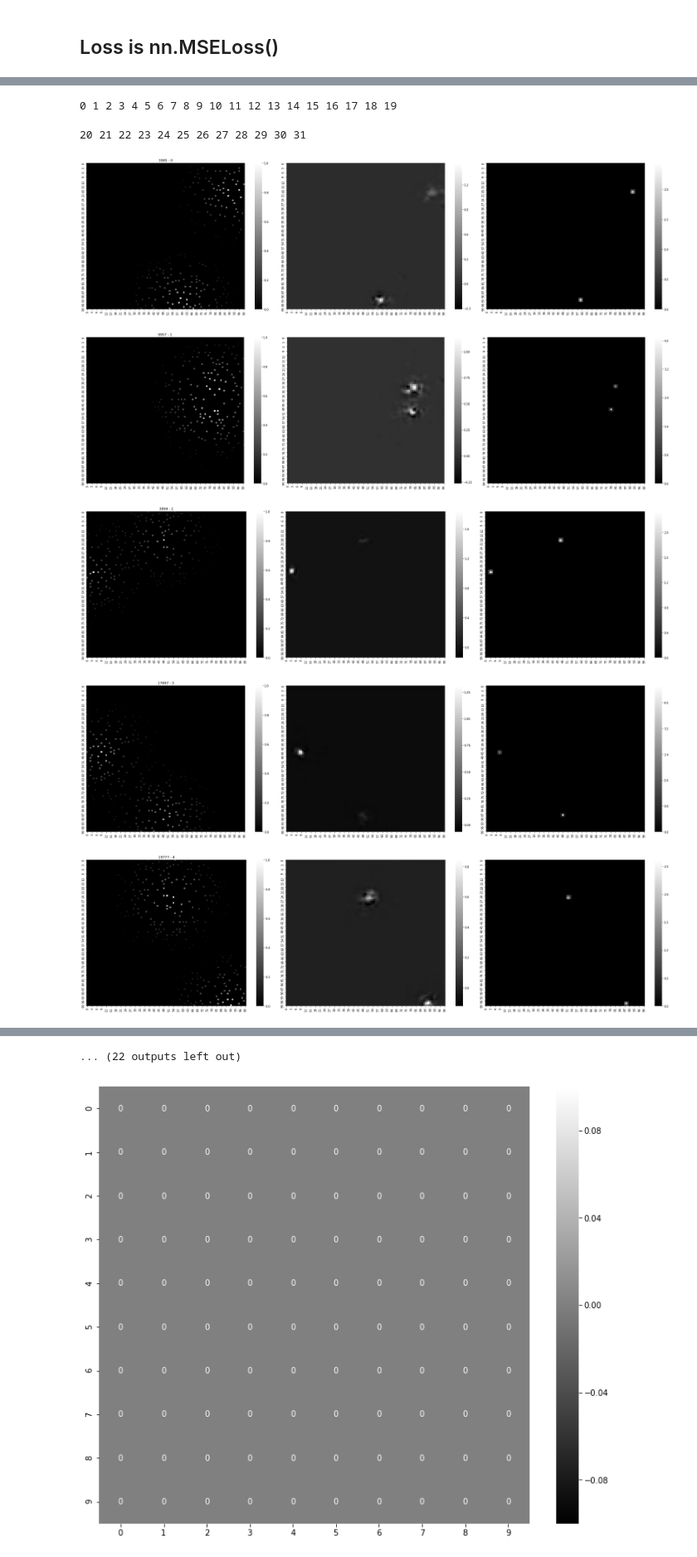
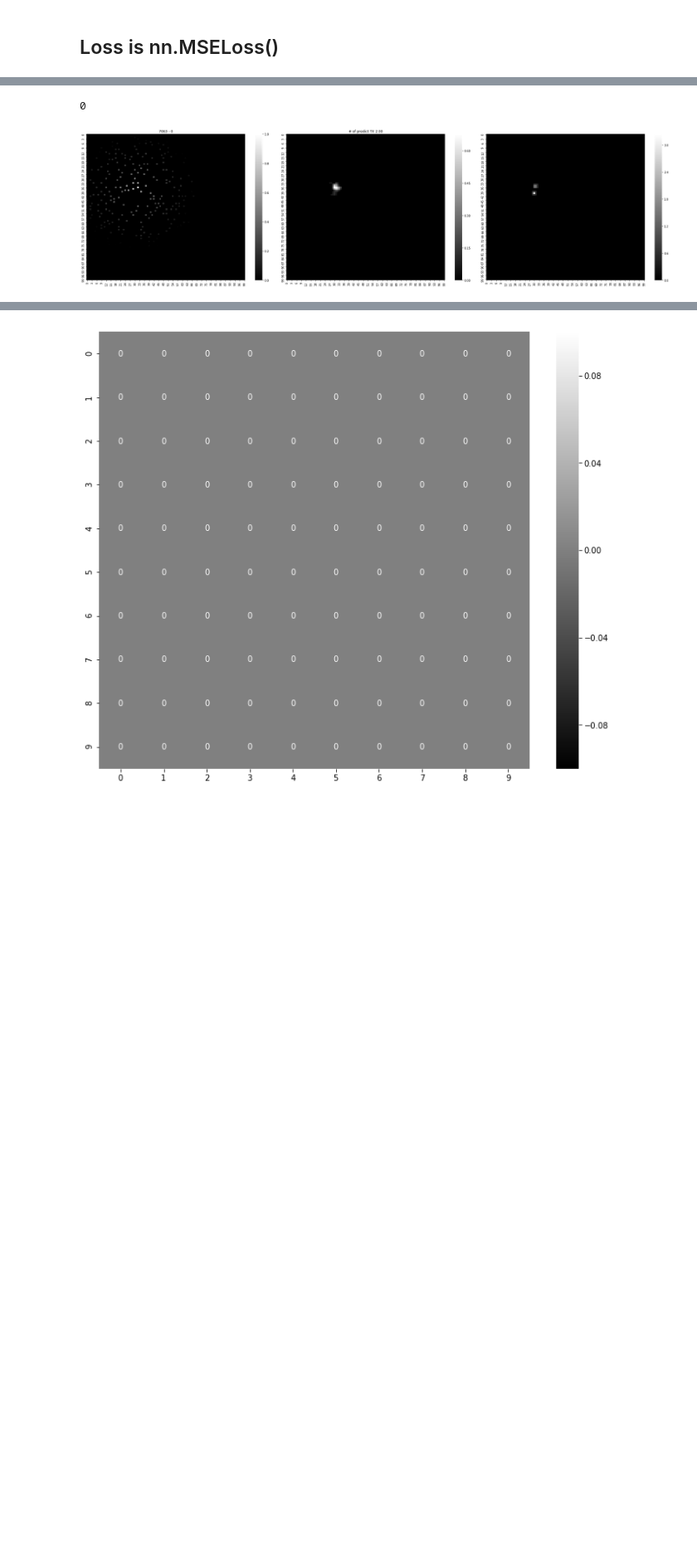
Before and after one commit to caitaozhan/deeplearning-localization, a Jupyter notebook: CNN-translation-multi2.ipynb, the cells around one changed output, grey strips where cells are left out. Shown: that part at 83% size. Cells and saved outputs as stored; diff of their text form; code cells hidden in the pictures; blank space fills up the shorter version.

Commit message:
fix error computation issue

```diff
--- a/CNN-translation-multi2.ipynb
+++ b/CNN-translation-multi2.ipynb
@@ -264,4 +268,0 @@ NetTranslation2(
-# %%
-X = sensor_input_test_dataset[0]['matrix']
-X = tensor(np.expand_dims(X, 0)).to(device)
-pred_matrix, pred_ntx = net(X)
@@ -394,10 +414,11 @@ train loss
 # %%
-def myplot(X, pred, y, indx, i):
+def myplot(X, pred, pred_n, y, indx, i):
     fig, axs = plt.subplots(1, 3, figsize=(30, 8))
     sns.heatmap(X[0], cmap='gray', annot=False, ax=axs[0])
     sns.heatmap(pred[0], cmap='gray', annot=False, ax=axs[1])
     sns.heatmap(y[0], cmap='gray', annot=False, ax=axs[2])
     axs[0].set_title(f'{indx} - {i}')
+    axs[1].set_title(f'# of predict TX {pred_n[0]:.2f}')
     fig.tight_layout()
 
 def myplot2(pred, y, y_float):
@@ -448,15 +454,17 @@ for t, sample in enumerate(sensor_input_test_dataloader):
     y_f = sample['target_float']
     indx = sample['index']
     pred_matrix, pred_ntx = model(X)
-    errors = Metrics.localization_error_image_continuous(pred_matrix.data.cpu().numpy(), pred_ntx.data.cpu().numpy(), y_f, Default.grid_length, False)
-    print(np.mean(errors), np.std(errors))
+    pred_matrix = pred_matrix.data.cpu().numpy()   # not using .numpy() will cause big issue
+    pred_ntx = pred_ntx.data.cpu().numpy()
+    errors, misses, falses = Metrics.localization_error_image_continuous(pred_matrix, pred_ntx, y_f, Default.grid_length, True)
+    print('error', np.mean(errors), np.std(errors))
+    print('miss ', np.mean(misses), np.std(misses))
+    print('false', np.mean(falses), np.std(misses))
     break
 
 X    = X.data.cpu().numpy()
-pred_matrix = pred_matrix.data.cpu().numpy()
+# pred_matrix = pred_matrix.data.cpu().numpy()
+# pred_ntx = pred_ntx.data.cpu().numpy()
 y    = y.data.cpu().numpy()
-pred_ntx = pred_ntx.data.cpu().numpy()
 indx = sample['index']
-for pred_nt, y_nt in zip(pred_ntx, y_ntx):
-    print(pred_nt, y_nt)
 # %% [output]
@@ -491,12 +521,8 @@ y    1 (58, 68), (1, 11)
 # %%
 for i in range(len(pred_matrix)):
-    myplot(X[i], pred_matrix[i], y[i], indx[i], i)
+    myplot(X[i], pred_matrix[i], pred_ntx[i], y[i], indx[i], i)
     print(i, end=' ')
+    break
 # %% [output]
-0 1 2 3 4 5 6 7 8 9 10 11 12 13 14 15 16 17 18 19
+0
-20 21 22 23 24 25 26 27 28 29 30 31
-[figure, old version]
+[figure, new version]
-[figure, removed]
-[figure, removed]
-[figure, removed]
-[figure, removed]
@@ -508,4 +529,3 @@ for i in range(len(pred_matrix)):
-... (22 outputs left out)
 # %%
 plt.figure(figsize=(12, 10))
 ax = sns.heatmap(pred_matrix[i, 0][:10,:10], cmap='gray', annot=True)
```
Also changed, not shown: parts of 11 cells of this notebook, 1 other file.
